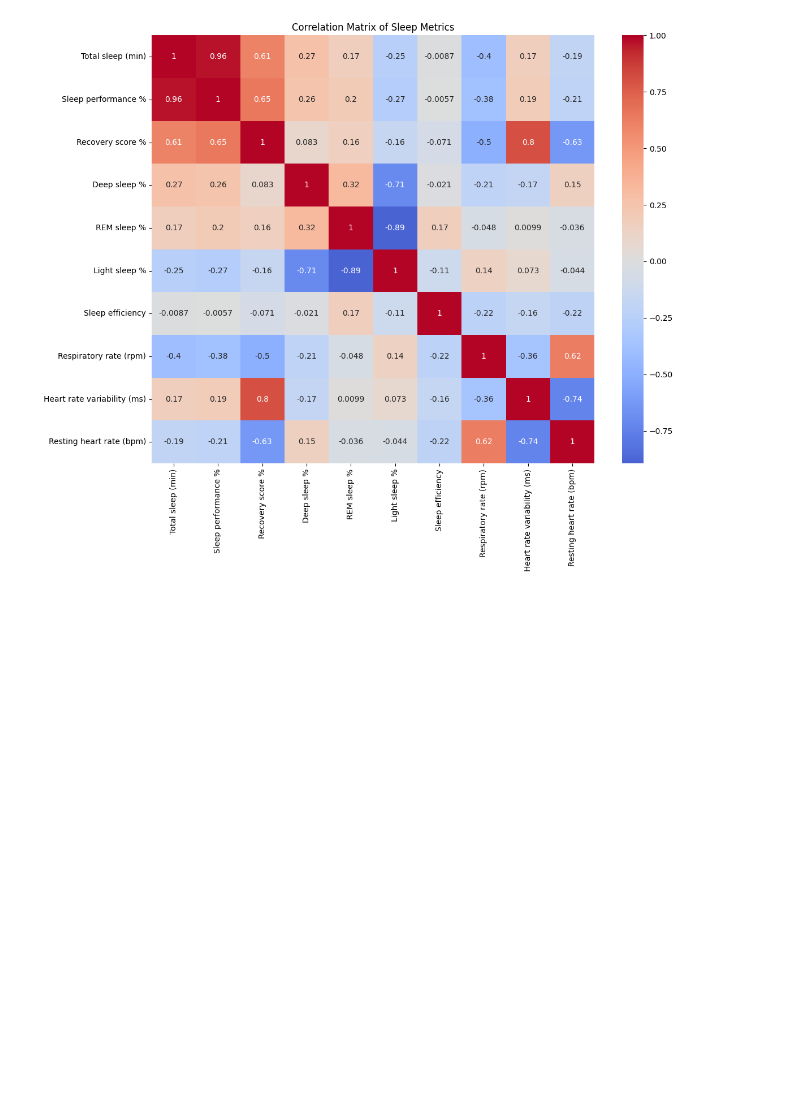
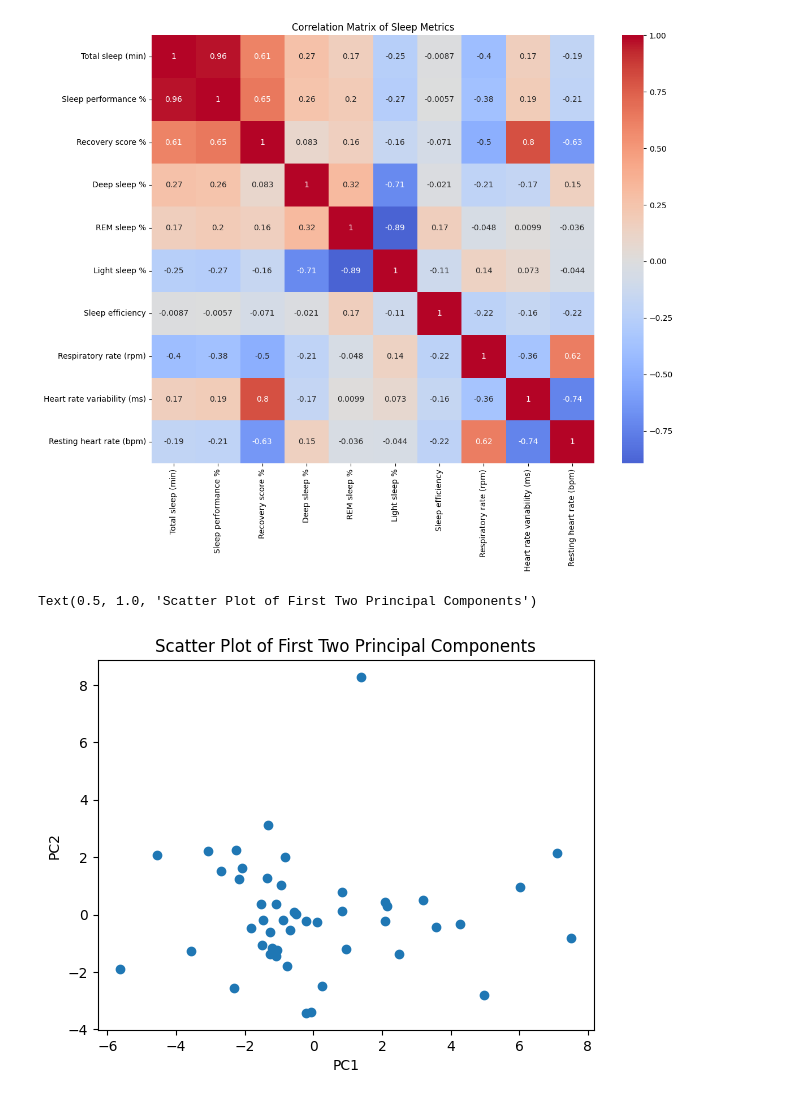
Before and after one commit to andrewcxjin/aipi510_dataset, a Jupyter notebook: main.ipynb, the cells around one changed output. Drawn from its saved outputs; the diff is of its cells as text; code cells hidden in the pictures; blank space fills up the shorter version.

Commit message:
added dimensionality reduction

```diff
--- a/main.ipynb
+++ b/main.ipynb
@@ -255,3 +255,27 @@ plt.tight_layout()
 plt.show()
 # %% [output]
 [figure]
+# %%
+# Perform dimensionality reduction
+from sklearn.decomposition import PCA
+from sklearn.preprocessing import StandardScaler
+
+pca_df = df.select_dtypes(include=[float, int])
+
+# Standardize data
+scaler = StandardScaler()
+scaled_data = scaler.fit_transform(pca_df)
+
+# Perform PCA
+pca = PCA(n_components=2)
+pca_result = pca.fit_transform(scaled_data)
+pcs = pd.DataFrame(data=pca_result, columns=['PC1', 'PC2'])
+
+# Plot scatter plot of first two principal components
+plt.scatter(pcs['PC1'], pcs['PC2'])
+plt.xlabel('PC1')
+plt.ylabel('PC2')
+plt.title('Scatter Plot of First Two Principal Components')
+# %% [output]
+Text(0.5, 1.0, 'Scatter Plot of First Two Principal Components')
+[figure, added]
```
